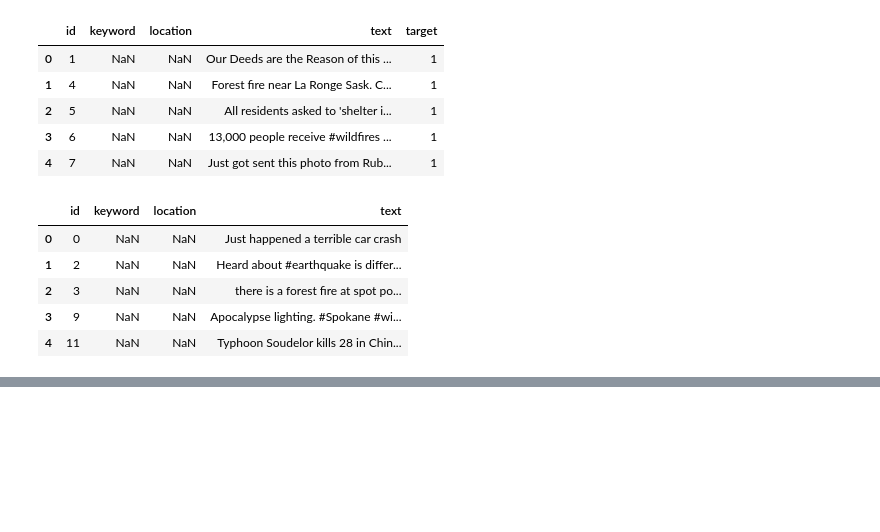
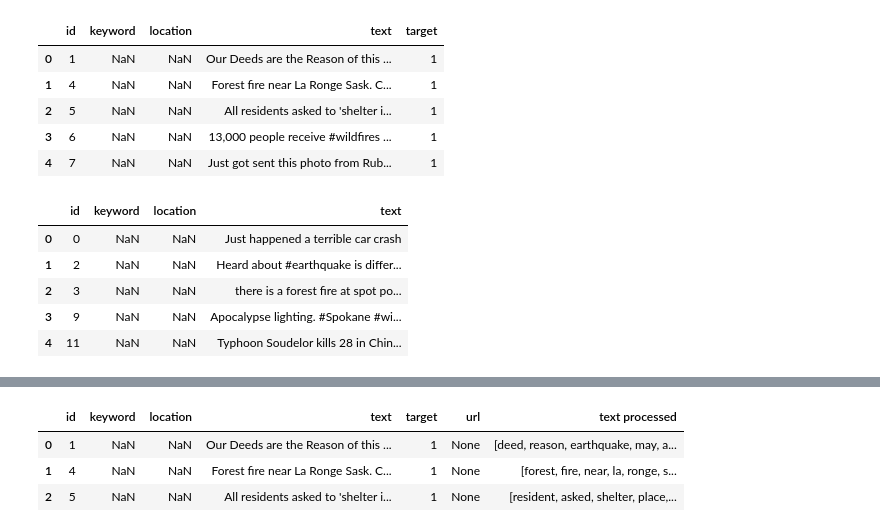
Before and after one commit to reejungkim/Natural-Language-Processing, a Jupyter notebook: Real or Not? NLP with Disaster Tweets.ipynb, the cells around one changed output, grey strips where cells are left out. Cells and saved outputs as stored; diff of their text form; code cells hidden in the pictures; blank space fills up the shorter version.

```diff
--- a/Real or Not? NLP with Disaster Tweets.ipynb
+++ b/Real or Not? NLP with Disaster Tweets.ipynb
@@ -41,0 +103,7 @@ test.head()
+# %%
+def language_preprocessor(string):
+    text =  re.sub('[^a-zA-Z]', ' ', string) #replace non-english with blank
+    text = text.lower().split() #decapitalize texts
+    text = [word for word in text if not word in stops] #remove stopword
+    text = [lm.lemmatize(word) for word in text]  #lemmatization of texts
+    return text #' '.join(text)
@@ -41,0 +112,7 @@ test.head()
+# %%
+train.head(3)
+# %% [output]
+|  | id | keyword | location | text | target | url | text processed |
+| 0 | 1 | NaN | NaN | Our Deeds are the Reason of this ... | 1 | None | [deed, reason, earthquake, may, a... |
+| 1 | 4 | NaN | NaN | Forest fire near La Ronge Sask. C... | 1 | None | [forest, fire, near, la, ronge, s... |
+| 2 | 5 | NaN | NaN | All residents asked to 'shelter i... | 1 | None | [resident, asked, shelter, place,... |
```
Also changed, not shown: parts of 13 cells of this notebook.
